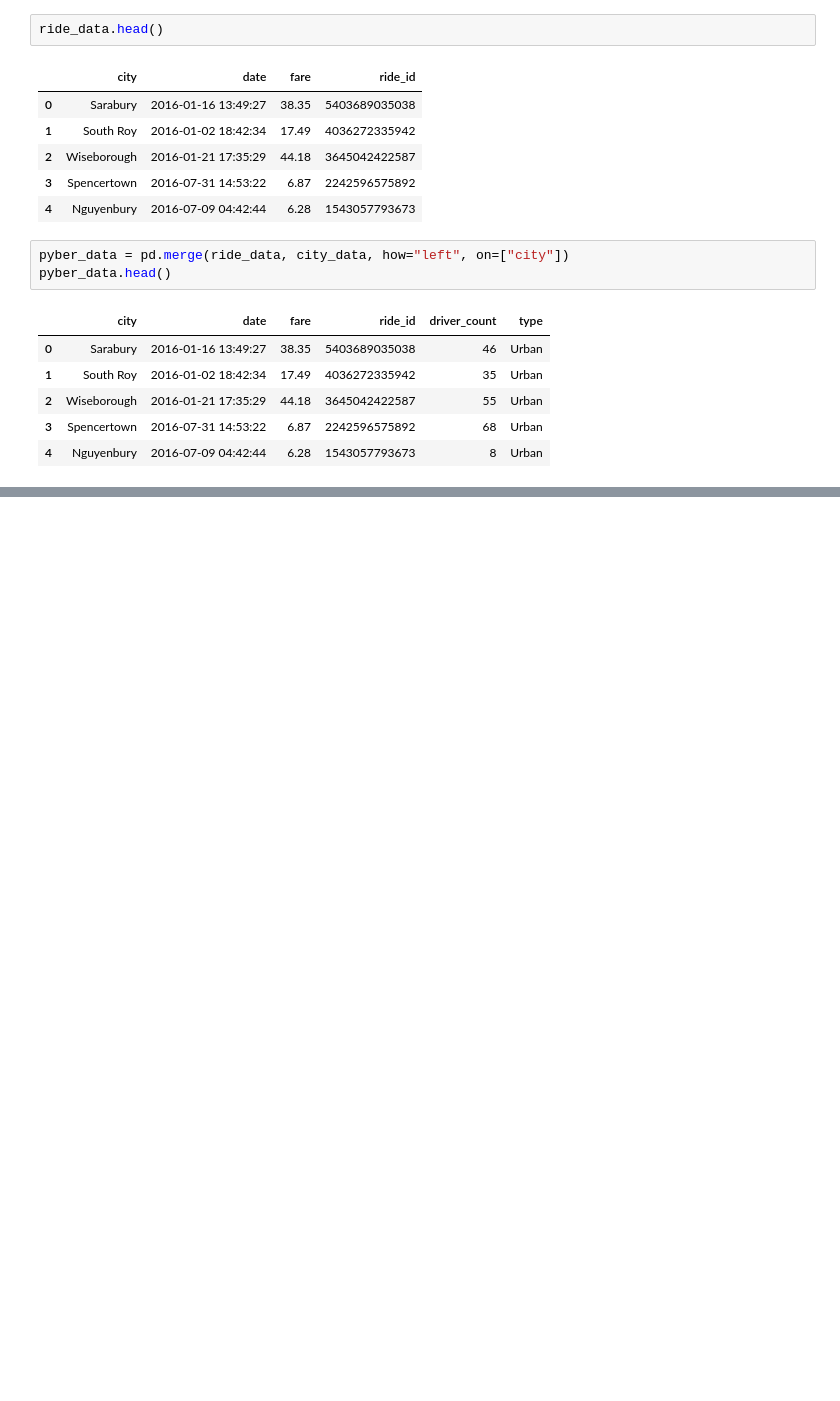
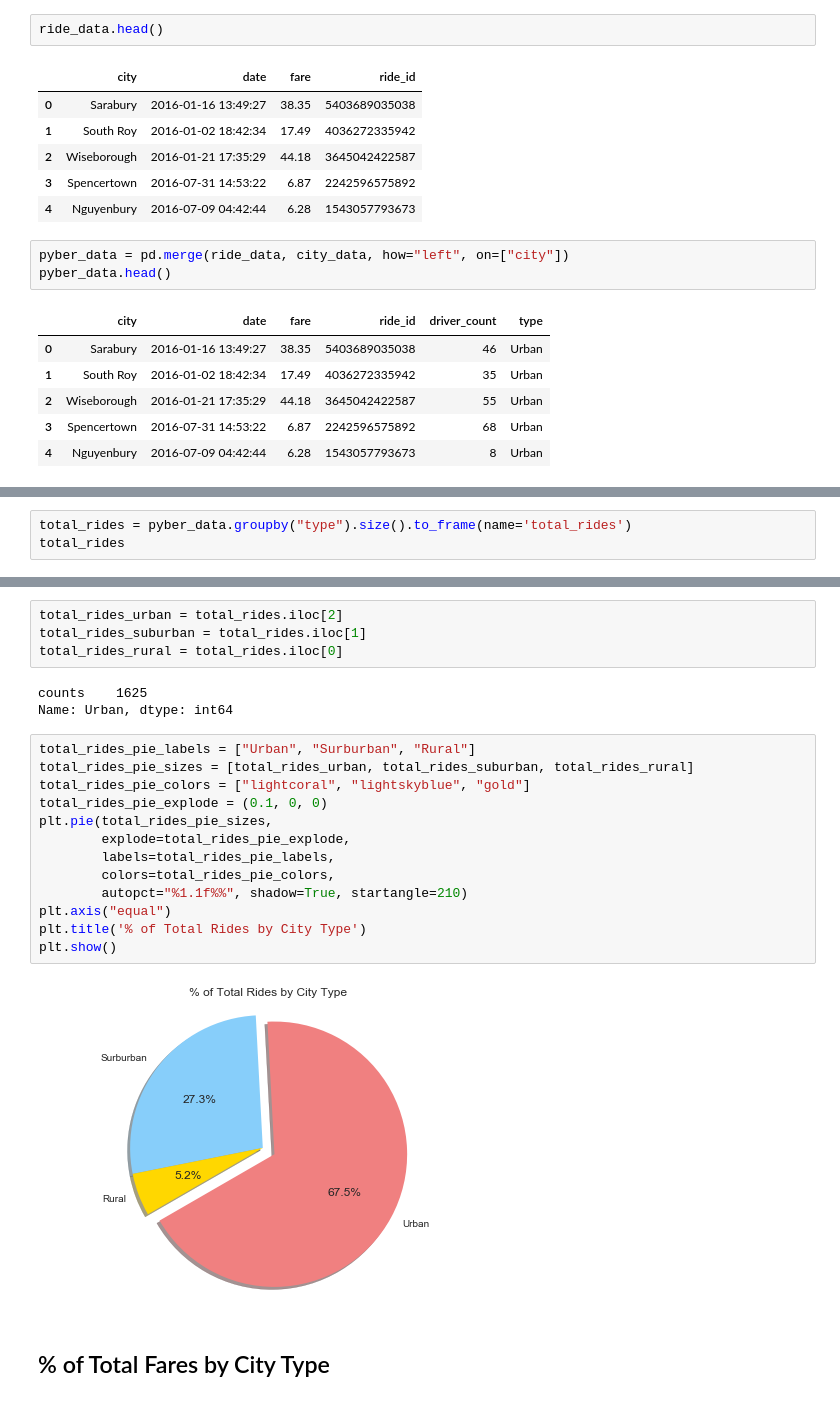
Before and after one commit to TurnpikeWarrior/ruds, a Jupyter notebook: 05-Pyber/Pyber.ipynb, the cells around one changed output, grey strips where cells are left out. Cells and saved outputs as stored; diff of their text form; blank space fills up the shorter version.

```diff
--- a/05-Pyber/Pyber.ipynb
+++ b/05-Pyber/Pyber.ipynb
@@ -145,0 +192,3 @@ group_city_data.head()
+# %%
+total_rides = pyber_data.groupby("type").size().to_frame(name='total_rides')
+total_rides
@@ -145,0 +201,24 @@ group_city_data.head()
+# %%
+total_rides_urban = total_rides.iloc[2]
+total_rides_suburban = total_rides.iloc[1]
+total_rides_rural = total_rides.iloc[0]
+# %% [output]
+counts    1625
+Name: Urban, dtype: int64
+# %%
+total_rides_pie_labels = ["Urban", "Surburban", "Rural"]
+total_rides_pie_sizes = [total_rides_urban, total_rides_suburban, total_rides_rural]
+total_rides_pie_colors = ["lightcoral", "lightskyblue", "gold"]
+total_rides_pie_explode = (0.1, 0, 0)
+plt.pie(total_rides_pie_sizes,
+        explode=total_rides_pie_explode,
+        labels=total_rides_pie_labels,
+        colors=total_rides_pie_colors,
+        autopct="%1.1f%%", shadow=True, startangle=210)
+plt.axis("equal")
+plt.title('% of Total Rides by City Type')
+plt.show()
+# %% [output]
+[figure, added]
+# %% [markdown]
+## % of Total Fares by City Type
```
Also changed, not shown: parts of 35 cells of this notebook.
